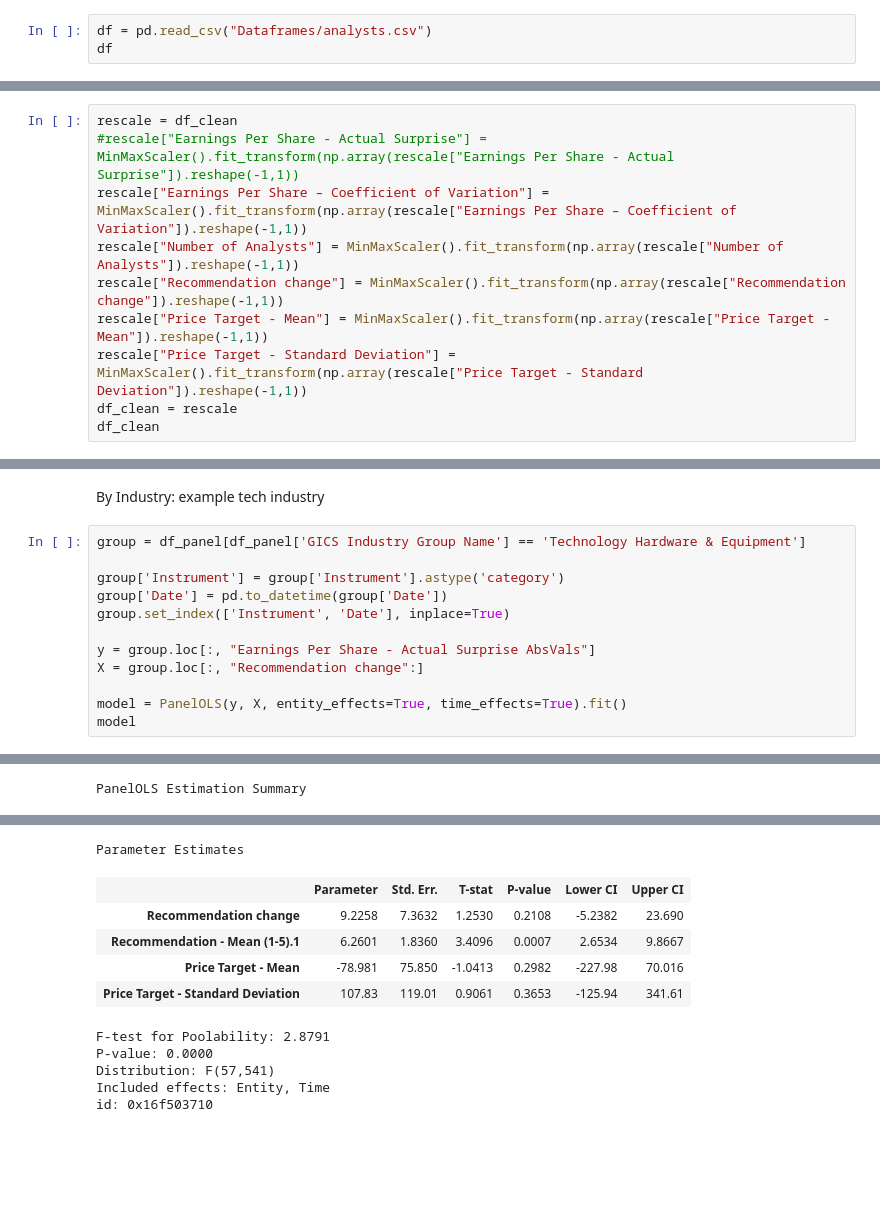
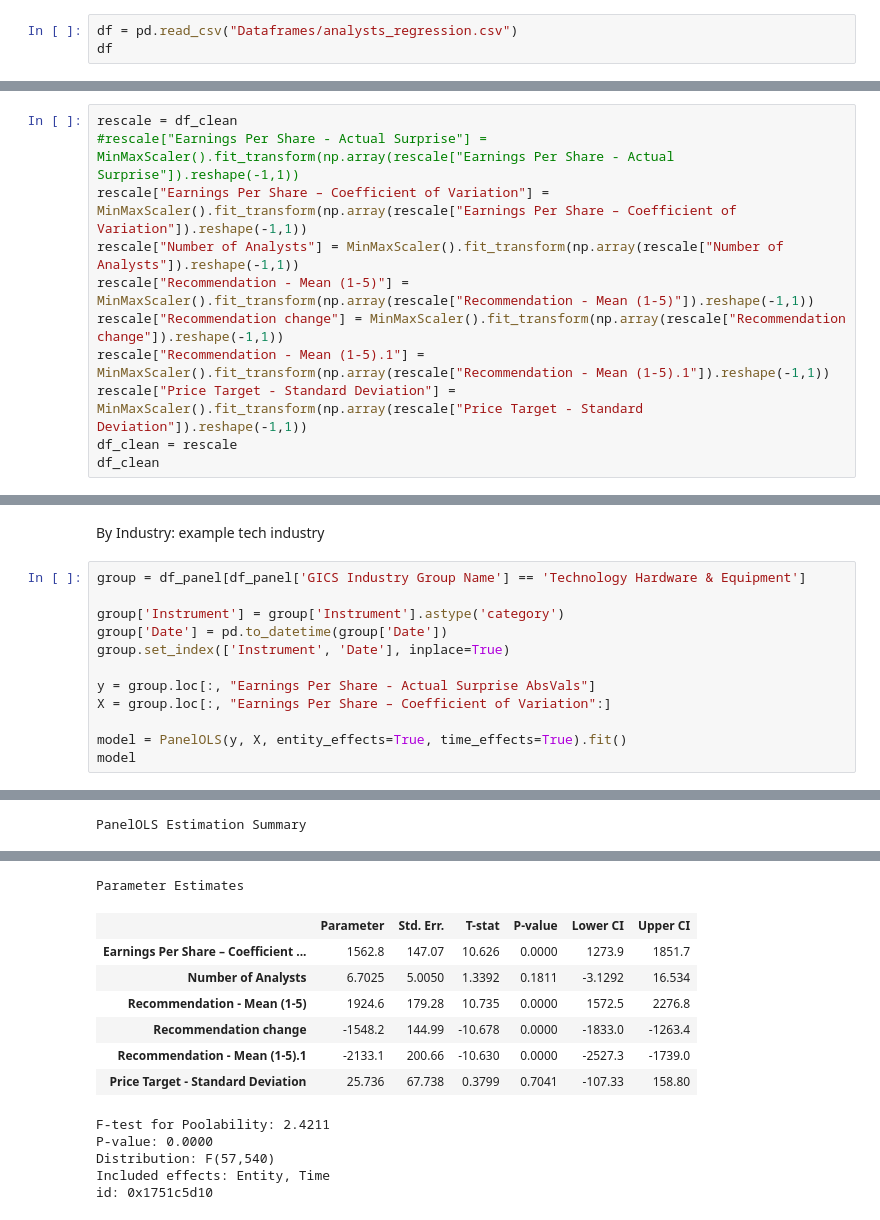
Before and after one commit to yummypugs/GSFM_AnalystForecasts, a Jupyter notebook: 3.3.2_Panel_analysts.ipynb, the cells around one changed output, grey strips where cells are left out. Drawn from its saved outputs; the diff is of its cells as text; blank space fills up the shorter version.

Commit message:
updated analyst panel regression to  new df

```diff
--- a/3.3.2_Panel_analysts.ipynb
+++ b/3.3.2_Panel_analysts.ipynb
@@ -16,7 +16,7 @@ from linearmodels.panel import RandomEffects
 # %% [markdown]
 Data
 # %%
-df = pd.read_csv("Dataframes/analysts.csv")
+df = pd.read_csv("Dataframes/analysts_regression.csv")
 df
 # %% [output]
 |  | Instrument | Date | GICS Industry Group Name | Earnings Per Share - Actual Surprise | Earnings Per Share - Actual Surpr... | ... |
@@ -50,8 +50,9 @@ rescale = df_clean
 #rescale["Earnings Per Share - Actual Surprise"] = MinMaxScaler().fit_transform(np.array(rescale["Earnings Per Share - Actual Surprise"]).reshape(-1,1))
 rescale["Earnings Per Share – Coefficient of Variation"] = MinMaxScaler().fit_transform(np.array(rescale["Earnings Per Share – Coefficient of Variation"]).reshape(-1,1))
 rescale["Number of Analysts"] = MinMaxScaler().fit_transform(np.array(rescale["Number of Analysts"]).reshape(-1,1))
+rescale["Recommendation - Mean (1-5)"] = MinMaxScaler().fit_transform(np.array(rescale["Recommendation - Mean (1-5)"]).reshape(-1,1))
 rescale["Recommendation change"] = MinMaxScaler().fit_transform(np.array(rescale["Recommendation change"]).reshape(-1,1))
-rescale["Price Target - Mean"] = MinMaxScaler().fit_transform(np.array(rescale["Price Target - Mean"]).reshape(-1,1))
+rescale["Recommendation - Mean (1-5).1"] = MinMaxScaler().fit_transform(np.array(rescale["Recommendation - Mean (1-5).1"]).reshape(-1,1))
 rescale["Price Target - Standard Deviation"] = MinMaxScaler().fit_transform(np.array(rescale["Price Target - Standard Deviation"]).reshape(-1,1))
 df_clean = rescale
 df_clean
@@ -155,7 +143,7 @@ group['Date'] = pd.to_datetime(group['Date'])
 group.set_index(['Instrument', 'Date'], inplace=True)
 
 y = group.loc[:, "Earnings Per Share - Actual Surprise AbsVals"]
-X = group.loc[:, "Recommendation change":]
+X = group.loc[:, "Earnings Per Share – Coefficient of Variation":]
 
 model = PanelOLS(y, X, entity_effects=True, time_effects=True).fit()
 model
@@ -189,15 +177,17 @@ PanelOLS Estimation Summary
 | Avg Obs: | 15.075 |  |  |
 | Min Obs: | 15.000 |  |  |
 | Max Obs: | 17.000 |  |  |
 |  |  |  |  |
 Parameter Estimates
 |  | Parameter | Std. Err. | T-stat | P-value | Lower CI | Upper CI |
-| Recommendation change | 9.2258 | 7.3632 | 1.2530 | 0.2108 | -5.2382 | 23.690 |
-| Recommendation - Mean (1-5).1 | 6.2601 | 1.8360 | 3.4096 | 0.0007 | 2.6534 | 9.8667 |
-| Price Target - Mean | -78.981 | 75.850 | -1.0413 | 0.2982 | -227.98 | 70.016 |
-| Price Target - Standard Deviation | 107.83 | 119.01 | 0.9061 | 0.3653 | -125.94 | 341.61 |
+| Earnings Per Share – Coefficient ... | 1562.8 | 147.07 | 10.626 | 0.0000 | 1273.9 | 1851.7 |
+| Number of Analysts | 6.7025 | 5.0050 | 1.3392 | 0.1811 | -3.1292 | 16.534 |
+| Recommendation - Mean (1-5) | 1924.6 | 179.28 | 10.735 | 0.0000 | 1572.5 | 2276.8 |
+| Recommendation change | -1548.2 | 144.99 | -10.678 | 0.0000 | -1833.0 | -1263.4 |
+| Recommendation - Mean (1-5).1 | -2133.1 | 200.66 | -10.630 | 0.0000 | -2527.3 | -1739.0 |
+| Price Target - Standard Deviation | 25.736 | 67.738 | 0.3799 | 0.7041 | -107.33 | 158.80 |
-F-test for Poolability: 2.8791
+F-test for Poolability: 2.4211
 P-value: 0.0000
-Distribution: F(57,541)
+Distribution: F(57,540)
 Included effects: Entity, Time
-id: 0x16f503710
+id: 0x1751c5d10
```
Also changed, not shown: parts of 5 cells of this notebook.
